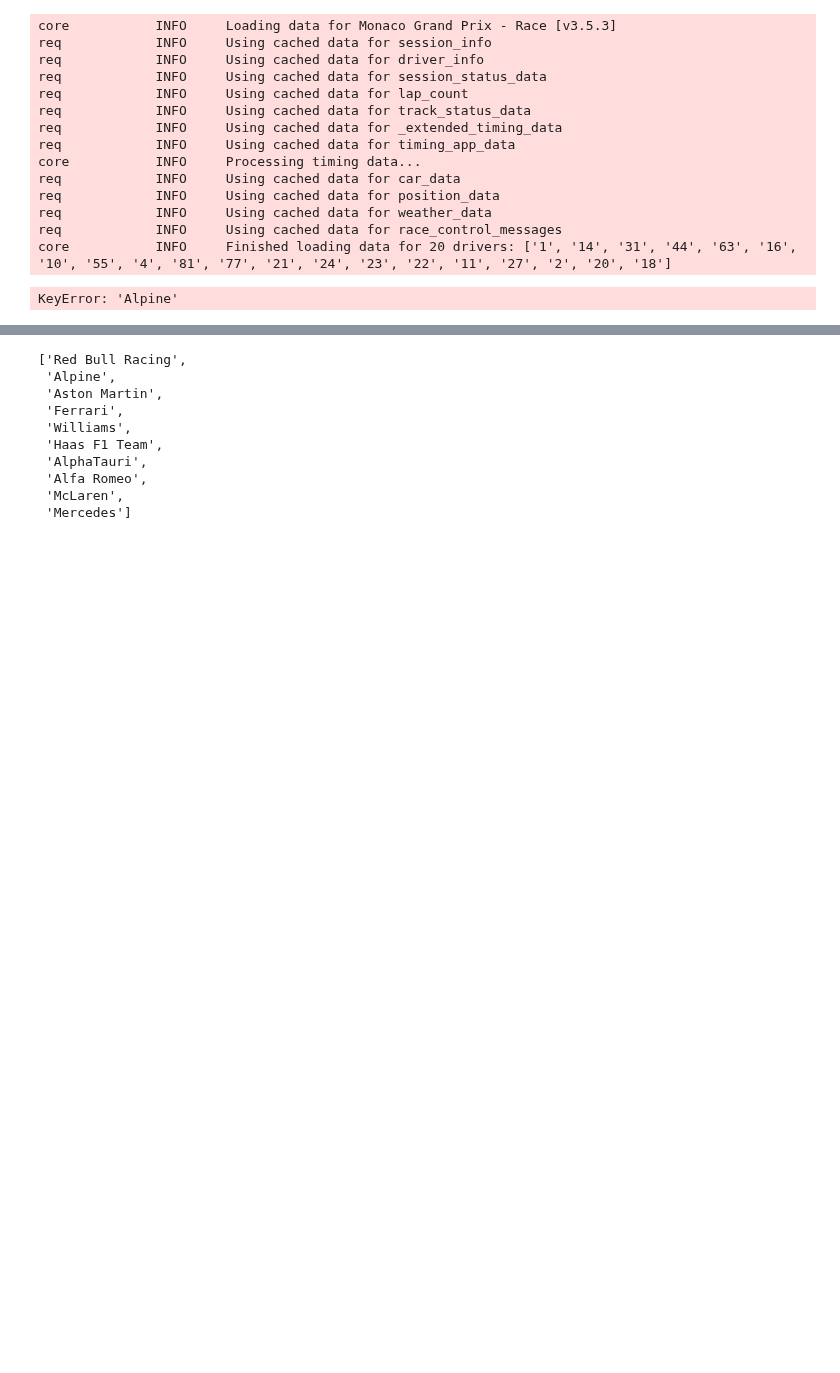
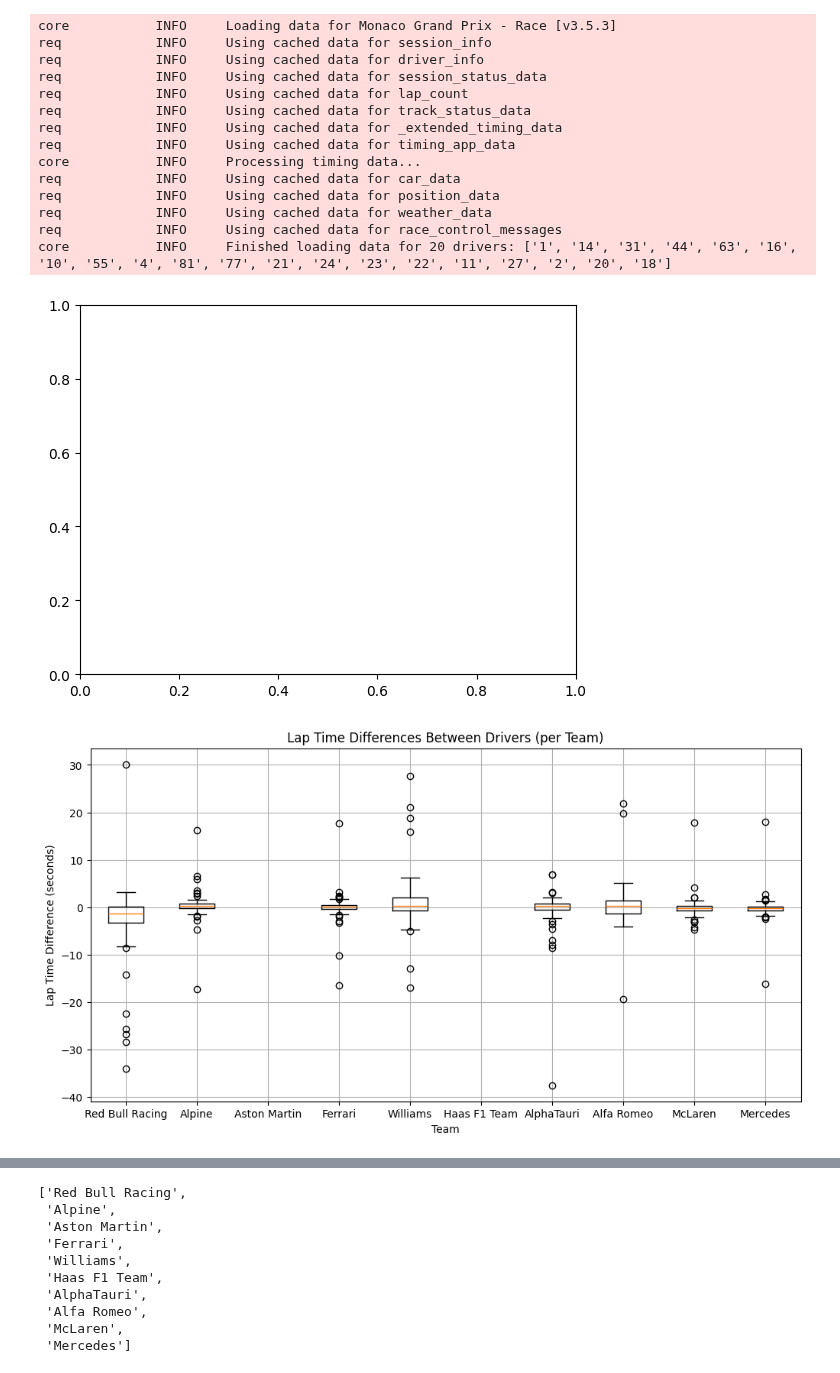
Before and after one commit to OhOmah/F1Revisited, a Jupyter notebook: MaxVSecondSeat.ipynb, the cells around one changed output, grey strips where cells are left out. Saved outputs shown, nothing was run; the diff lists cells and outputs as text; code cells hidden in the pictures; blank space fills up the shorter version.

Commit message:
Created box plot to showcase differences in drivers

```diff
--- a/MaxVSecondSeat.ipynb
+++ b/MaxVSecondSeat.ipynb
@@ -199,37 +200,48 @@ Teams = race.laps['Team'].unique().tolist()
 # %%
 # Box plot between two drivers in Monaco
 # TODO: Change to loop to showcase all races.
 team_differences = {}
 
 # Convert time delta to seconds
-race.laps['LapTime'] = race.laps['LapTime'].map(lambda x: datetime.timedelta.total_seconds(x) if (np.all(pd.notnull(x))) else x)
+race.laps['LapTime'] = race.laps['LapTime'].map(lambda x: datetime.timedelta.total_seconds(x) if (np.all(pd.notnull(x))) else np.nan)
 for team in Teams:
     drivers = race.laps[race.laps['Team'] == team].Driver.unique()
     # Pull drivers and laps
     driver1 = drivers[0]
     driver2= drivers[1]
-    driver1_laps = race.laps[race.laps['Driver'] == driver1]
-    driver2_laps = race.laps[race.laps['Driver'] == driver2]
+    driver1_laps = race.laps[race.laps['Driver'] == driver1].copy()
+    driver2_laps = race.laps[race.laps['Driver'] == driver2].copy()
 
     # TODO: Chance datetime object to seconds as an int for comparison and plotting.
     # TODO: Code below was psudo code based on loose understanding of library, need to adapt code
     # to work correctly.
 
     # filter to only laps where both drivers completed
-    common_laps = set(driver1_laps.LapNumber).intersection(set(driver2_laps.LapNumber))
+    common_laps = np.intersect1d(driver1_laps['LapNumber'], driver2_laps['LapNumber'])
 
-    lap_time_diffs = []
-    for lap in common_laps:
-        lap_time_diffs.append(driver1_laps[driver1_laps['LapNumber'] == lap]['LapTime'] - driver2_laps[driver2_laps['LapNumber'] ==lap]['LapTime'])
-        team_differences[team] = lap_time_diffs
+    driver1_common_laps = driver1_laps[driver1_laps['LapNumber'].isin(common_laps)]
+    driver2_common_laps = driver2_laps[driver2_laps['LapNumber'].isin(common_laps)]
 
-# Convert to dataframe and plot
-df = pd.DataFrame(team_differences.items())
-df.boxplot()
-plt.title("Lap Time Differences between Drivers - Monaco 2023")
+    # Calculate  the lap time differences
+    lap_time_diffs = driver1_common_laps['LapTime'].values - driver2_common_laps['LapTime'].values
+
+    team_differences[team] = lap_time_diffs
+
+# Prepare data for the box plot
+box_plot_data = []
+team_names = []
+for team, diffs in team_differences.items():
+    box_plot_data.append(diffs)
+    team_names.append(team)
+
+# Create the box plot
+plt.figure(figsize=(12, 6))
+plt.boxplot(box_plot_data, labels=team_names)
+plt.title("Lap Time Differences Between Drivers (per Team)")
+plt.xlabel("Team")
 plt.ylabel("Lap Time Difference (seconds)")
+plt.grid(True)
 plt.show()
+# %% [output]
+[figure, added]
+[figure, added]
-# %%
-team_differences['Alpine']
-# %% [output]
-KeyError: 'Alpine'
```
Also changed, not shown: parts of 4 cells of this notebook.
